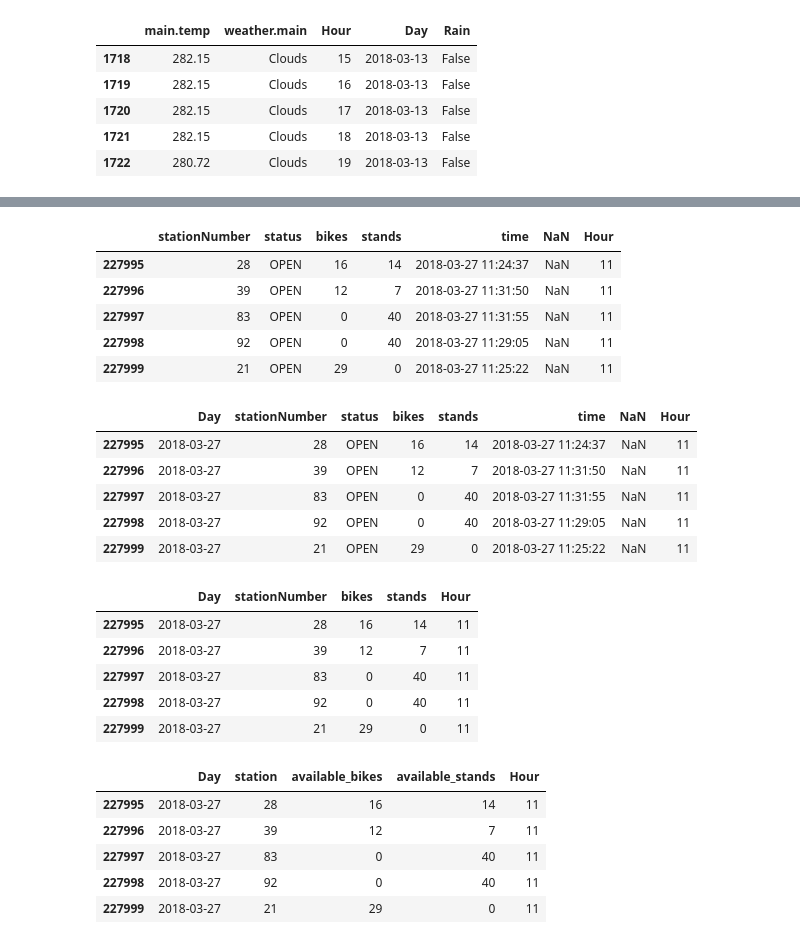
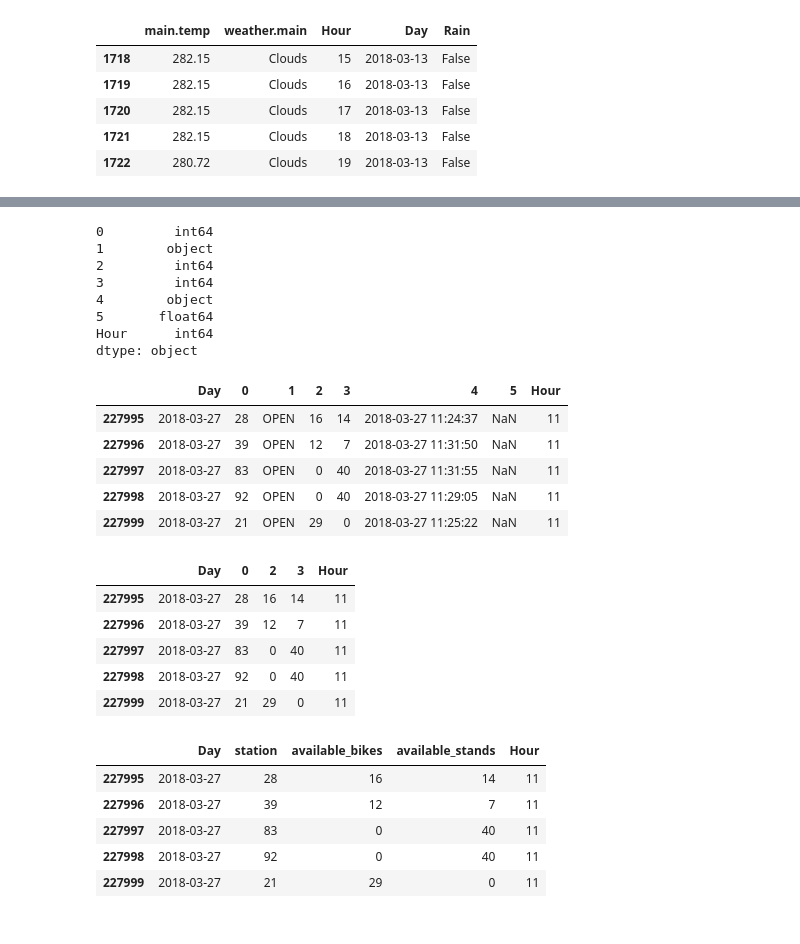
Before and after one commit to obyrned1/Group20_COMP30670_Project, a Jupyter notebook: flaskapp/app/prediction_model.ipynb, the cells around one changed output, grey strips where cells are left out. Cells and saved outputs as stored; diff of their text form; code cells hidden in the pictures.

```diff
--- a/flaskapp/app/prediction_model.ipynb
+++ b/flaskapp/app/prediction_model.ipynb
@@ -4,6 +6,4 @@ import datetime
 # %%
-df = pd.read_csv('testData.csv', header=None, infer_datetime_format=True, parse_dates=True)
-df.columns = ['stationNumber', 'status', 'bikes', 'stands', 'time', 'NaN']
-#df.set_index=(['time', 'stationNumber', 'status', 'bikes', 'stands','NaN'])
+df = pd.read_csv('testData.csv', header=None)
 df.head()
 # %% [output]
@@ -146,13 +164,16 @@ df_HourTest['Hour'] = df_HourTest['Hour'].astype('int64')
 
 df_newTest = pd.concat([df, df_HourTest], axis=1)
 df_newTest.tail(5)
+df_newTest.dtypes
 # %% [output]
-|  | stationNumber | status | bikes | stands | time | NaN | Hour |
-| 227995 | 28 | OPEN | 16 | 14 | 2018-03-27 11:24:37 | NaN | 11 |
-| 227996 | 39 | OPEN | 12 | 7 | 2018-03-27 11:31:50 | NaN | 11 |
-| 227997 | 83 | OPEN | 0 | 40 | 2018-03-27 11:31:55 | NaN | 11 |
-| 227998 | 92 | OPEN | 0 | 40 | 2018-03-27 11:29:05 | NaN | 11 |
-| 227999 | 21 | OPEN | 29 | 0 | 2018-03-27 11:25:22 | NaN | 11 |
+0         int64
+1        object
+2         int64
+3         int64
+4        object
+5       float64
+Hour      int64
+dtype: object
 # %%
 DayList_Test = []
 for row in df_newTest.iterrows():
@@ -166,20 +187,20 @@ df_Test['Day'] = df_Test['Day'].astype('str')
 df_Testing = pd.concat([df_Test, df_newTest], axis=1)
 df_Testing.tail(5)
 # %% [output]
-|  | Day | stationNumber | status | bikes | stands | time | NaN | Hour |
+|  | Day | 0 | 1 | 2 | 3 | 4 | 5 | Hour |
 | 227995 | 2018-03-27 | 28 | OPEN | 16 | 14 | 2018-03-27 11:24:37 | NaN | 11 |
 | 227996 | 2018-03-27 | 39 | OPEN | 12 | 7 | 2018-03-27 11:31:50 | NaN | 11 |
 | 227997 | 2018-03-27 | 83 | OPEN | 0 | 40 | 2018-03-27 11:31:55 | NaN | 11 |
 | 227998 | 2018-03-27 | 92 | OPEN | 0 | 40 | 2018-03-27 11:29:05 | NaN | 11 |
 | 227999 | 2018-03-27 | 21 | OPEN | 29 | 0 | 2018-03-27 11:25:22 | NaN | 11 |
 # %%
-df_Testing = df_Testing.drop(['time'], axis=1)
-df_Testing = df_Testing.drop(['status'], axis=1)
-df_Testing = df_Testing.drop(['NaN'], axis=1)
+df_Testing = df_Testing.drop([4], axis=1)
+df_Testing = df_Testing.drop([1], axis=1)
+df_Testing = df_Testing.drop([5], axis=1)
 
 df_Testing.tail(5)
 # %% [output]
-|  | Day | stationNumber | bikes | stands | Hour |
+|  | Day | 0 | 2 | 3 | Hour |
 | 227995 | 2018-03-27 | 28 | 16 | 14 | 11 |
 | 227996 | 2018-03-27 | 39 | 12 | 7 | 11 |
 | 227997 | 2018-03-27 | 83 | 0 | 40 | 11 |
```
Also changed, not shown: parts of 11 cells of this notebook.
